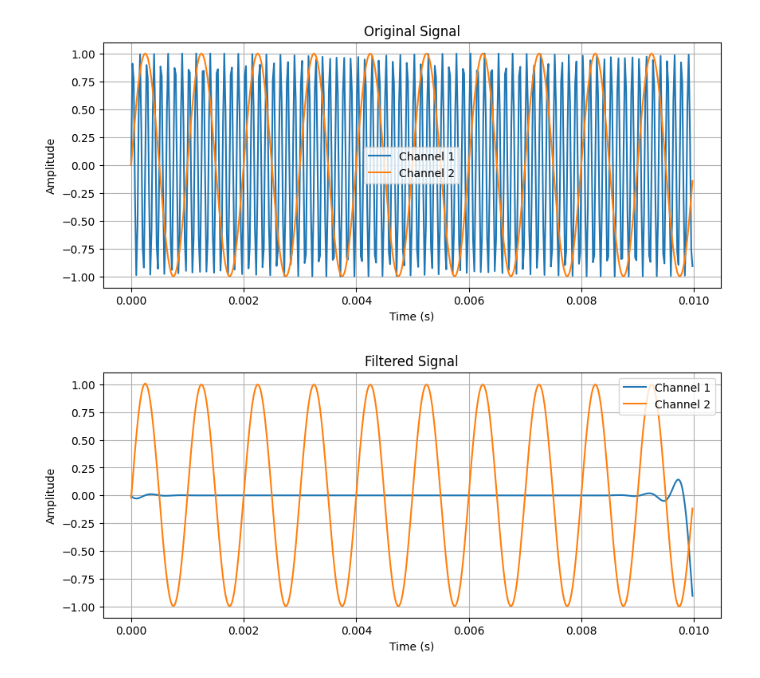
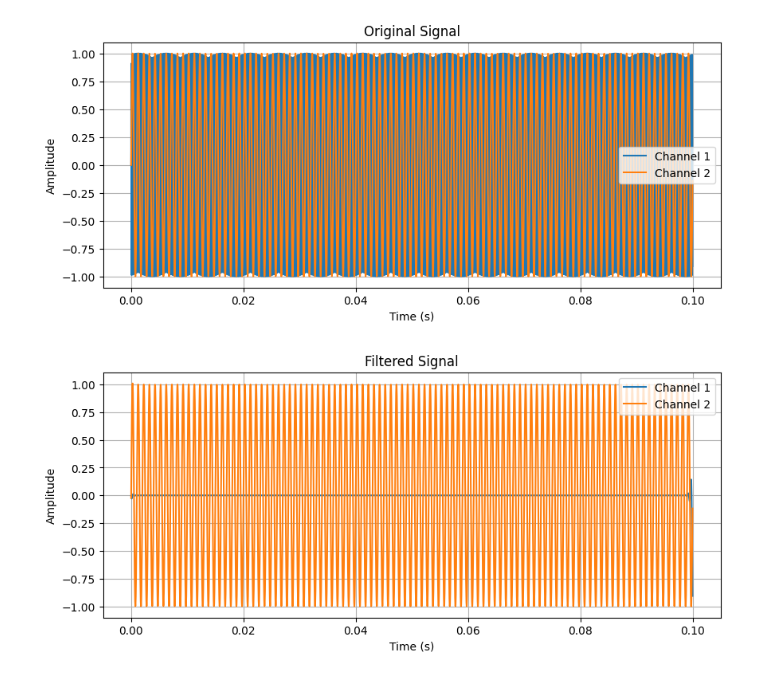
Before and after one commit to kasahart/wandas, a Jupyter notebook: examples/basic_usage.ipynb, the cells around one changed output. Cells and saved outputs as stored; diff of their text form; code cells hidden in the pictures.

```diff
--- a/examples/basic_usage.ipynb
+++ b/examples/basic_usage.ipynb
@@ -4,13 +5,13 @@ from wandas.utils import generate_sample
 # %%
 # Generate a sample
-signal = generate_sample.generate_sample(freqs=[8000, 1000], duration=.01)
+signal = generate_sample.generate_sample(freqs=[8000, 1000], duration=.1)
 
-# Apply a low-pass filter
+# Apply a low-pass filteXr
 filtered_signal = signal.low_pass_filter(cutoff=2000)
 
 # Plot the signals
 signal.plot(title="Original Signal")
 filtered_signal.plot(title="Filtered Signal")
 # %% [output]
-[figure, old version]
+[figure, new version]
-[figure, old version]
+[figure, new version]
```
Also changed, not shown: parts of 6 cells of this notebook, 14 other files.
